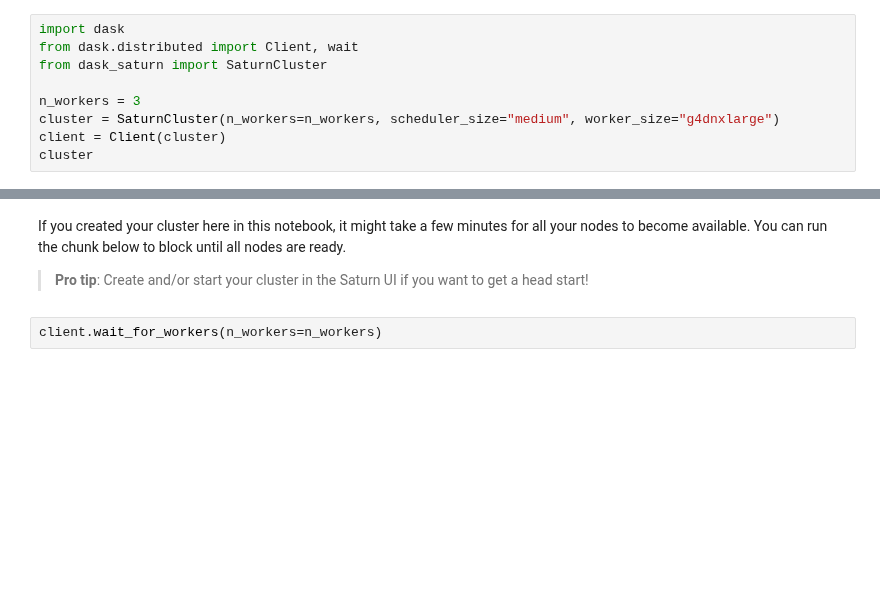
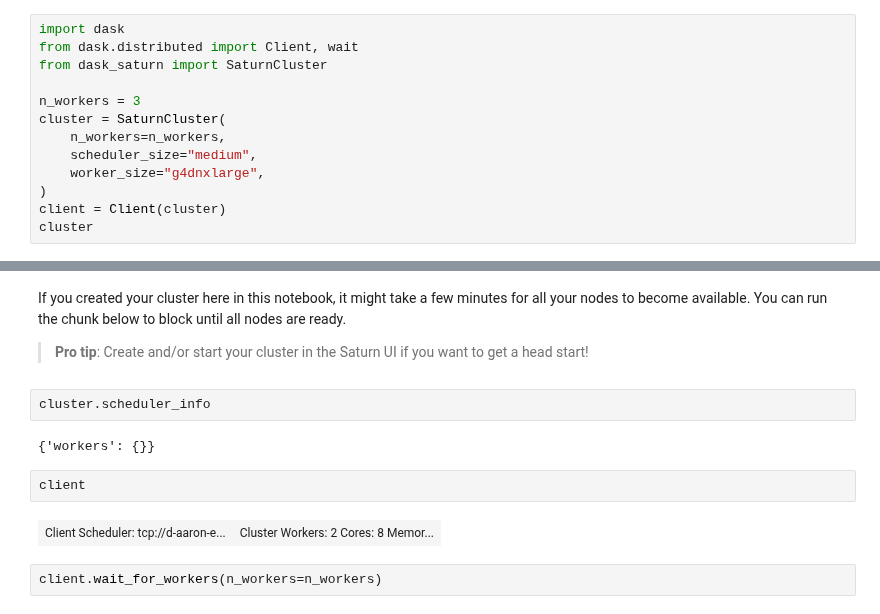
Before and after one commit to saturncloud/examples, a Jupyter notebook: examples/examples-gpu/nyc-taxi-snowflake/rf-rapids-dask.ipynb, the cells around one changed output, grey strips where cells are left out. Drawn from its saved outputs; the diff is of its cells as text; blank space fills up the shorter version.

```diff
--- a/examples/examples-gpu/nyc-taxi-snowflake/rf-rapids-dask.ipynb
+++ b/examples/examples-gpu/nyc-taxi-snowflake/rf-rapids-dask.ipynb
@@ -63,6 +78,10 @@ from dask.distributed import Client, wait
 from dask_saturn import SaturnCluster
 
 n_workers = 3
-cluster = SaturnCluster(n_workers=n_workers, scheduler_size="medium", worker_size="g4dnxlarge")
+cluster = SaturnCluster(
+    n_workers=n_workers,
+    scheduler_size="medium",
+    worker_size="g4dnxlarge",
+)
 client = Client(cluster)
 cluster
@@ -70,6 +96,14 @@ cluster
 If you created your cluster here in this notebook, it might take a few minutes for all your nodes to become available. You can run the chunk below to block until all nodes are ready.
 
 >**Pro tip**: Create and/or start your cluster in the Saturn UI if you want to get a head start!
+# %%
+cluster.scheduler_info
+# %% [output]
+{'workers': {}}
+# %%
+client
+# %% [output]
+| Client Scheduler: tcp://d-aaron-e... | Cluster Workers: 2 Cores: 8 Memor... |
 # %%
 client.wait_for_workers(n_workers=n_workers)
 # %% [markdown]
```
Also changed, not shown: parts of 20 cells of this notebook, 4 other files.
